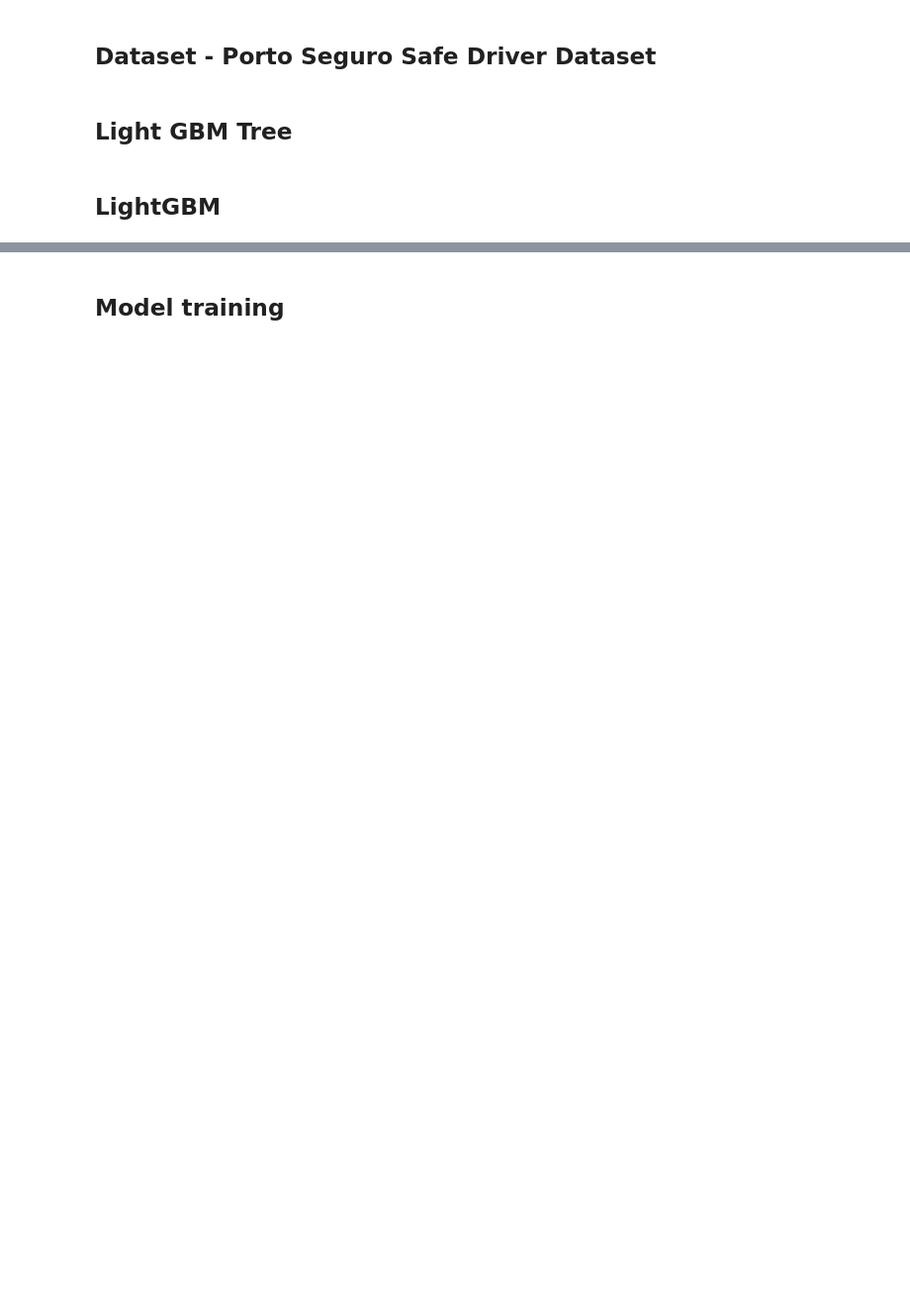
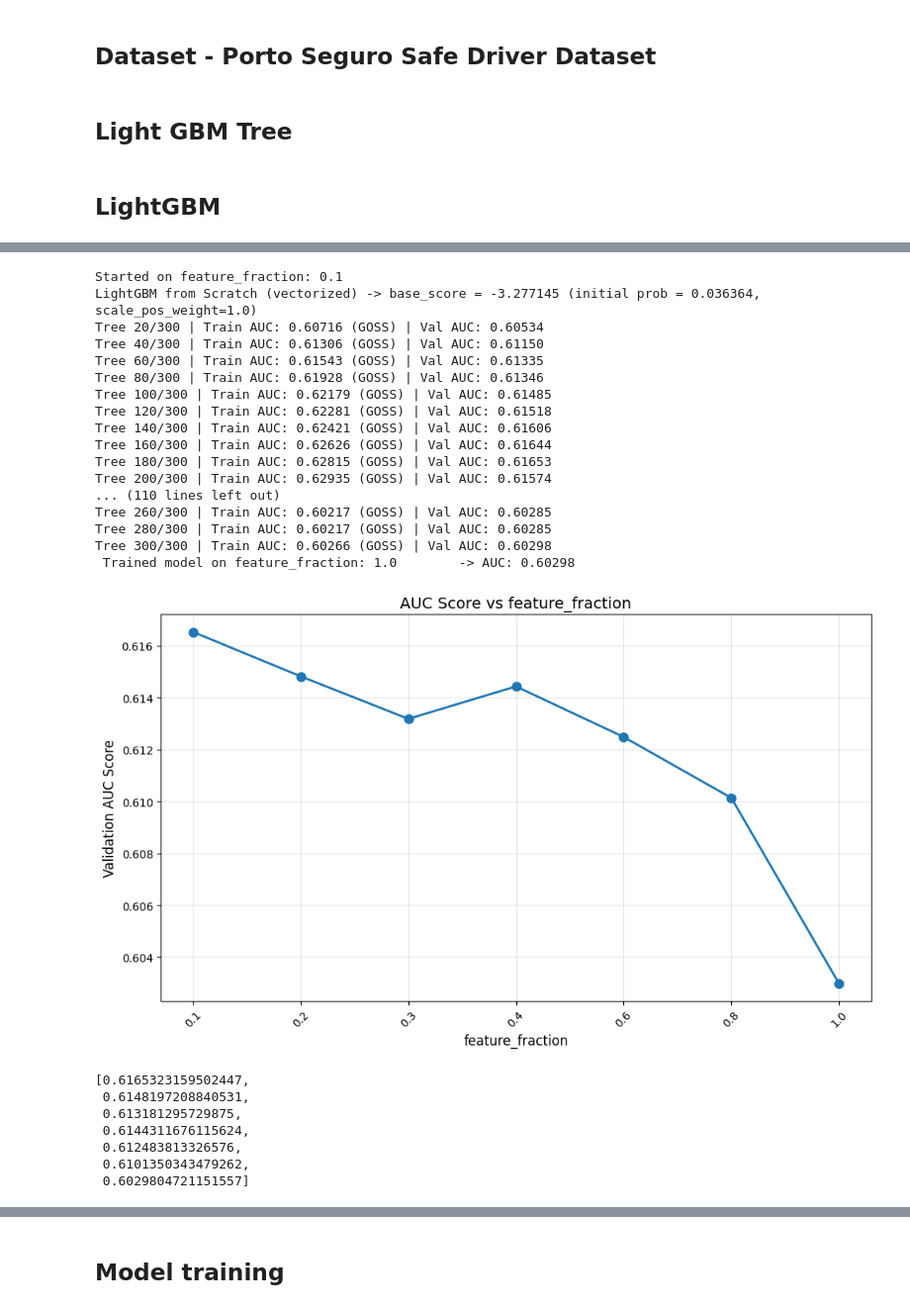
Before and after one commit to adarshanumula7/Insurance_Claim_Predictions, a Jupyter notebook: Models/LightGBM.ipynb, the cells around one changed output, grey strips where cells are left out. Shown at 99% size. Saved outputs shown, nothing was run; the diff lists cells and outputs as text; code cells hidden in the pictures; blank space fills up the shorter version.

```diff
--- a/Models/LightGBM.ipynb
+++ b/Models/LightGBM.ipynb
@@ -405,0 +685,31 @@ class LightGBM:
+# %%
+# feature_fraction
+param_values = [0.1, 0.2, 0.3, 0.4, 0.6, 0.8, 1.0]
+auc_scores, xticks = tune('feature_fraction', param_values)
+plot('feature_fraction', param_values, 'feature_fraction', auc_scores, xticks)
+# %% [output]
+Started on feature_fraction: 0.1
+LightGBM from Scratch (vectorized) -> base_score = -3.277145 (initial prob = 0.036364, scale_pos_weight=1.0)
+Tree 20/300 | Train AUC: 0.60716 (GOSS) | Val AUC: 0.60534
+Tree 40/300 | Train AUC: 0.61306 (GOSS) | Val AUC: 0.61150
+Tree 60/300 | Train AUC: 0.61543 (GOSS) | Val AUC: 0.61335
+Tree 80/300 | Train AUC: 0.61928 (GOSS) | Val AUC: 0.61346
+Tree 100/300 | Train AUC: 0.62179 (GOSS) | Val AUC: 0.61485
+Tree 120/300 | Train AUC: 0.62281 (GOSS) | Val AUC: 0.61518
+Tree 140/300 | Train AUC: 0.62421 (GOSS) | Val AUC: 0.61606
+Tree 160/300 | Train AUC: 0.62626 (GOSS) | Val AUC: 0.61644
+Tree 180/300 | Train AUC: 0.62815 (GOSS) | Val AUC: 0.61653
+Tree 200/300 | Train AUC: 0.62935 (GOSS) | Val AUC: 0.61574
+... (110 lines left out)
+Tree 260/300 | Train AUC: 0.60217 (GOSS) | Val AUC: 0.60285
+Tree 280/300 | Train AUC: 0.60217 (GOSS) | Val AUC: 0.60285
+Tree 300/300 | Train AUC: 0.60266 (GOSS) | Val AUC: 0.60298
+ Trained model on feature_fraction: 1.0        -> AUC: 0.60298
+[figure, added]
+[0.6165323159502447,
+ 0.6148197208840531,
+ 0.613181295729875,
+ 0.6144311676115624,
+ 0.612483813326576,
+ 0.6101350343479262,
+ 0.6029804721151557]
```
Also changed, not shown: parts of 26 cells of this notebook, 1 other file.
